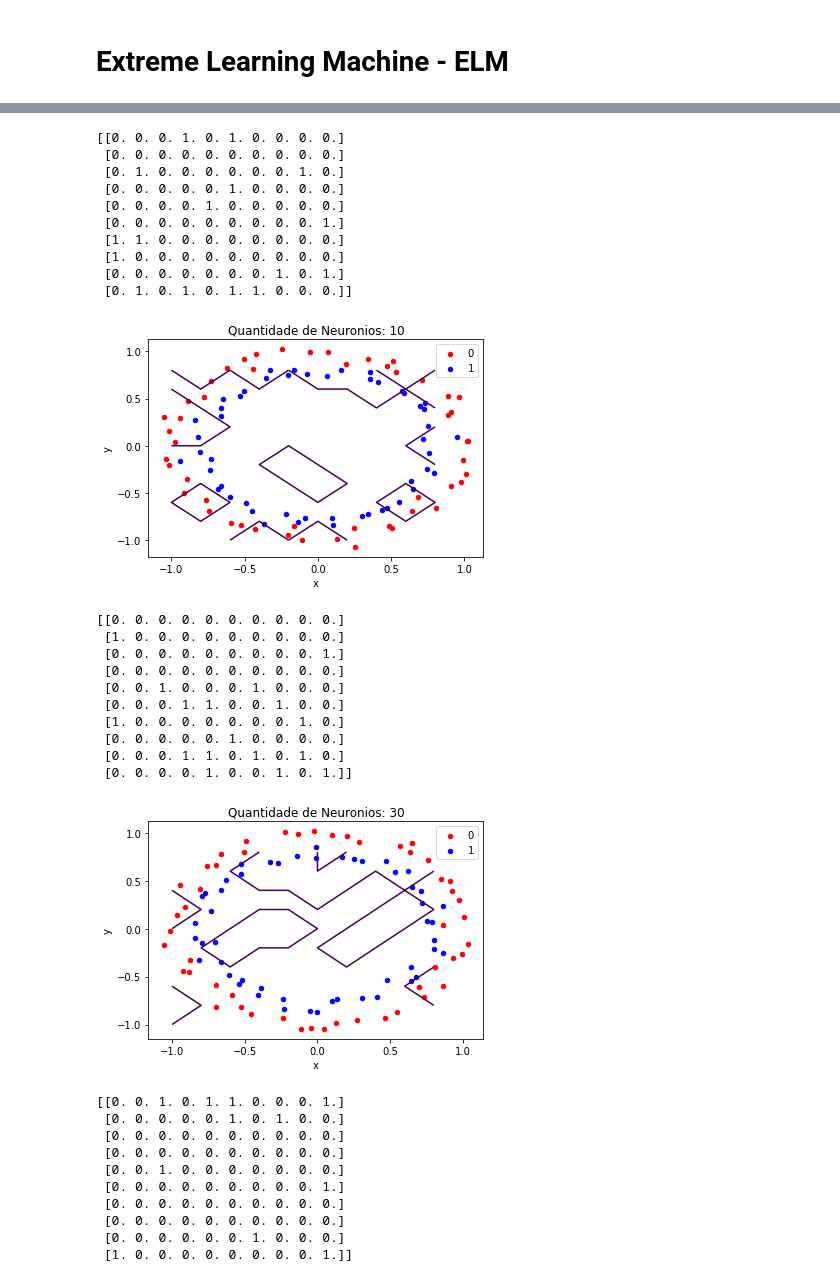
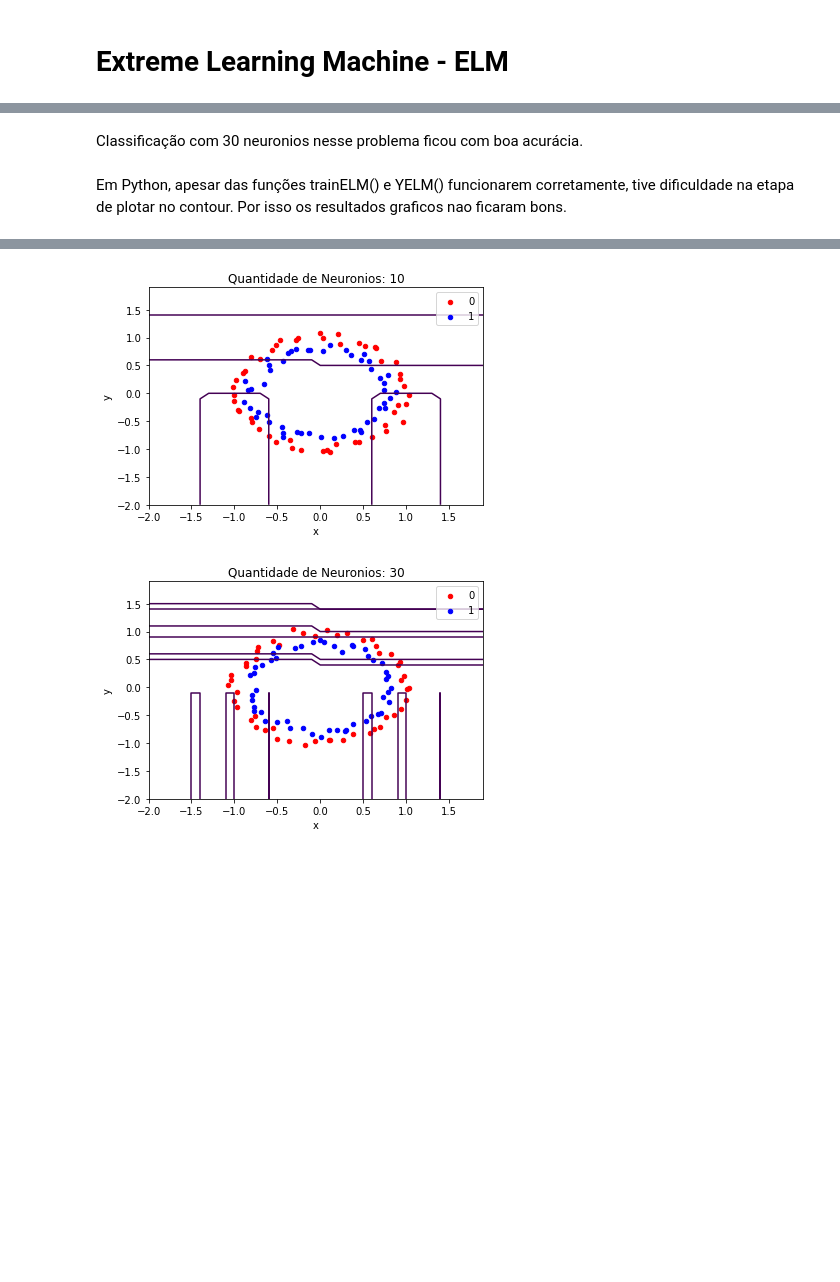
Before and after one commit to jueta/Artificial-Neural-Networks, a Jupyter notebook: 课五/ELM.ipynb, the cells around one changed output, grey strips where cells are left out. Cells and saved outputs as stored; diff of their text form; code cells hidden in the pictures; blank space fills up the shorter version.

```diff
--- a/课五/ELM.ipynb
+++ b/课五/ELM.ipynb
@@ -8,3 +93,7 @@
+# %% [markdown]
+Classificação com 30 neuronios nesse problema ficou com boa acurácia.
+# %% [markdown]
+Em Python, apesar das funções trainELM() e YELM() funcionarem corretamente, tive dificuldade na etapa de plotar no contour. Por isso os resultados graficos nao ficaram bons.
 # %%
 import matplotlib.pyplot as plt
 import numpy as np
@@ -80,24 +173,25 @@ def plotContour(format, nNeurons):
     yt = YELM(X[:,:2], Z, W, 1)
     yt = pd.DataFrame(yt).to_numpy()
 
-    seqi = np.arange(-1,1,0.2)
-    seqj = np.arange(-1,1,0.2)
-    M =  np.zeros((len(seqi), len(seqj)))
-    ci = 0
-    index = 0
-    for i in seqi:
-        cj=0
-        for j in seqj:
-            if(yt[index] > 0):
-                M[ci][cj] = 0
-            else:
-                M[ci][cj] = 1
-            index += 1
-            cj += 1
-        ci += 1
+    #plotting contours
+    seq = np.arange(-2,2,0.1)
+    lseq = len(seq)
 
-    print(M)
-    plt.contour(seqi, seqj, M, 0)
+    Xtest = []
+    Xtest = np.array(np.meshgrid(seq, seq))
+    Xtest = np.reshape(Xtest, (lseq**2, 2))
+    Ytest = YELM(Xtest, Z, W, 1)
+    Ytest = pd.DataFrame(Ytest).to_numpy()
+    Ytest = np.reshape(Ytest, (len(seq), len(seq)))
+
+    shape = Ytest.shape
+    result = np.zeros(shape)
+    for x in range(0, shape[0]):
+        for y in range(0, shape[1]):
+            if Ytest[x, y] == 1:
+                result[x, y] = 1
+
+    plt.contour(seq, seq, result, 0)
     if(nNeurons == 5):
         plt.title('Quantidade de Neuronios: 5')
     elif(nNeurons == 10):
@@ -127,32 +211,2 @@ plotContour(2,30)
-[[0. 0. 0. 1. 0. 1. 0. 0. 0. 0.]
- [0. 0. 0. 0. 0. 0. 0. 0. 0. 0.]
- [0. 1. 0. 0. 0. 0. 0. 0. 1. 0.]
- [0. 0. 0. 0. 0. 1. 0. 0. 0. 0.]
- [0. 0. 0. 0. 1. 0. 0. 0. 0. 0.]
- [0. 0. 0. 0. 0. 0. 0. 0. 0. 1.]
- [1. 1. 0. 0. 0. 0. 0. 0. 0. 0.]
- [1. 0. 0. 0. 0. 0. 0. 0. 0. 0.]
- [0. 0. 0. 0. 0. 0. 0. 1. 0. 1.]
- [0. 1. 0. 1. 0. 1. 1. 0. 0. 0.]]
-[figure, old version]
+[figure, new version]
-[[0. 0. 0. 0. 0. 0. 0. 0. 0. 0.]
- [1. 0. 0. 0. 0. 0. 0. 0. 0. 0.]
- [0. 0. 0. 0. 0. 0. 0. 0. 0. 1.]
- [0. 0. 0. 0. 0. 0. 0. 0. 0. 0.]
- [0. 0. 1. 0. 0. 0. 1. 0. 0. 0.]
- [0. 0. 0. 1. 1. 0. 0. 1. 0. 0.]
- [1. 0. 0. 0. 0. 0. 0. 0. 1. 0.]
- [0. 0. 0. 0. 0. 1. 0. 0. 0. 0.]
- [0. 0. 0. 1. 1. 0. 1. 0. 1. 0.]
- [0. 0. 0. 0. 1. 0. 0. 1. 0. 1.]]
-[figure, old version]
+[figure, new version]
-[[0. 0. 1. 0. 1. 1. 0. 0. 0. 1.]
- [0. 0. 0. 0. 0. 1. 0. 1. 0. 0.]
- [0. 0. 0. 0. 0. 0. 0. 0. 0. 0.]
- [0. 0. 0. 0. 0. 0. 0. 0. 0. 0.]
- [0. 0. 1. 0. 0. 0. 0. 0. 0. 0.]
- [0. 0. 0. 0. 0. 0. 0. 0. 0. 1.]
- [0. 0. 0. 0. 0. 0. 0. 0. 0. 0.]
- [0. 0. 0. 0. 0. 0. 0. 0. 0. 0.]
- [0. 0. 0. 0. 0. 0. 1. 0. 0. 0.]
- [1. 0. 0. 0. 0. 0. 0. 0. 0. 1.]]
```
Also changed, not shown: parts of 29 cells of this notebook, 15 other files.
